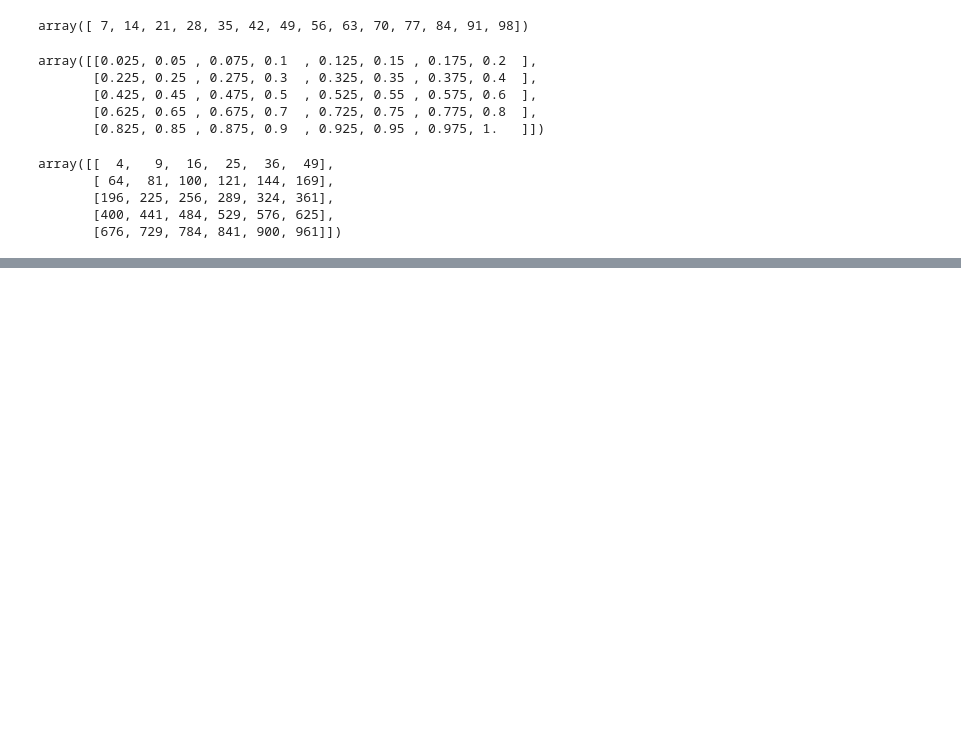
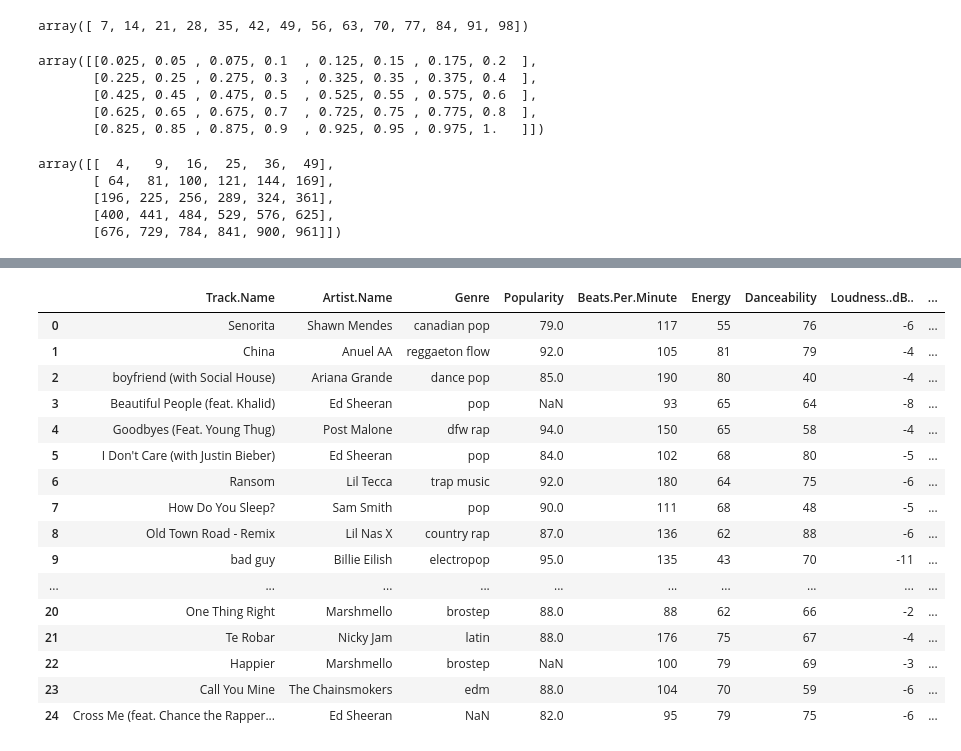
Before and after one commit to eglemot/ptu8_data_science, a Jupyter notebook: uzduotys.ipynb, the cells around one changed output, grey strips where cells are left out. Drawn from its saved outputs; the diff is of its cells as text; code cells hidden in the pictures; blank space fills up the shorter version.

```diff
--- a/uzduotys.ipynb
+++ b/uzduotys.ipynb
@@ -294,0 +518,21 @@ array([[  4,   9,  16,  25,  36,  49],
+# %%
+both = pd.concat([top, bott])
+both
+# %% [output]
+|  | Track.Name | Artist.Name | Genre | Popularity | Beats.Per.Minute | Energy | Danceability | Loudness..dB.. | ... |
+| 0 | Senorita | Shawn Mendes | canadian pop | 79.0 | 117 | 55 | 76 | -6 | ... |
+| 1 | China | Anuel AA | reggaeton flow | 92.0 | 105 | 81 | 79 | -4 | ... |
+| 2 | boyfriend (with Social House) | Ariana Grande | dance pop | 85.0 | 190 | 80 | 40 | -4 | ... |
+| 3 | Beautiful People (feat. Khalid) | Ed Sheeran | pop | NaN | 93 | 65 | 64 | -8 | ... |
+| 4 | Goodbyes (Feat. Young Thug) | Post Malone | dfw rap | 94.0 | 150 | 65 | 58 | -4 | ... |
+| 5 | I Don't Care (with Justin Bieber) | Ed Sheeran | pop | 84.0 | 102 | 68 | 80 | -5 | ... |
+| 6 | Ransom | Lil Tecca | trap music | 92.0 | 180 | 64 | 75 | -6 | ... |
+| 7 | How Do You Sleep? | Sam Smith | pop | 90.0 | 111 | 68 | 48 | -5 | ... |
+| 8 | Old Town Road - Remix | Lil Nas X | country rap | 87.0 | 136 | 62 | 88 | -6 | ... |
+| 9 | bad guy | Billie Eilish | electropop | 95.0 | 135 | 43 | 70 | -11 | ... |
+| ... | ... | ... | ... | ... | ... | ... | ... | ... | ... |
+| 20 | One Thing Right | Marshmello | brostep | 88.0 | 88 | 62 | 66 | -2 | ... |
+| 21 | Te Robar | Nicky Jam | latin | 88.0 | 176 | 75 | 67 | -4 | ... |
+| 22 | Happier | Marshmello | brostep | NaN | 100 | 79 | 69 | -3 | ... |
+| 23 | Call You Mine | The Chainsmokers | edm | 88.0 | 104 | 70 | 59 | -6 | ... |
+| 24 | Cross Me (feat. Chance the Rapper... | Ed Sheeran | NaN | 82.0 | 95 | 79 | 75 | -6 | ... |
```
Also changed, not shown: parts of 30 cells of this notebook, 6 other files.
